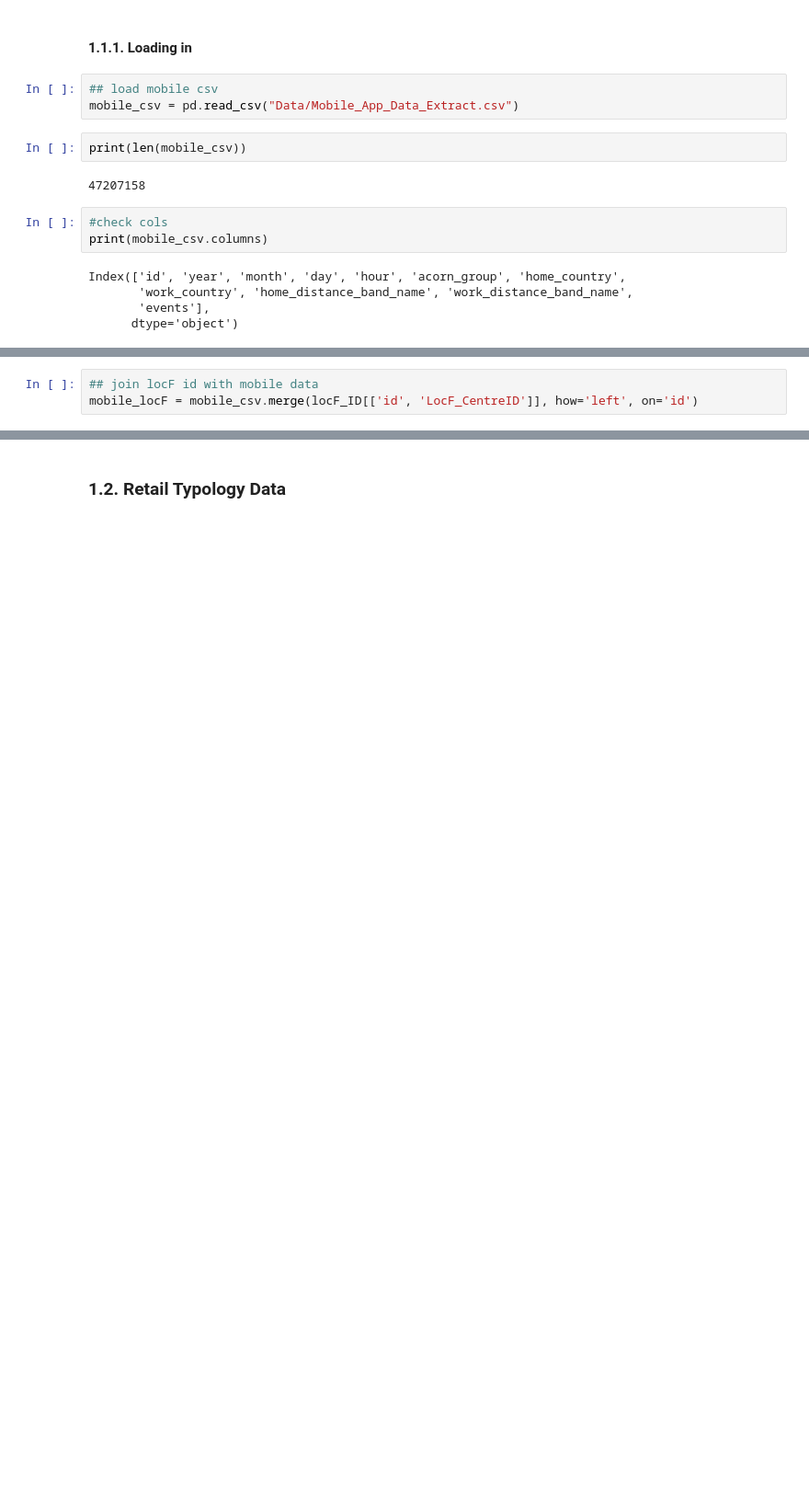
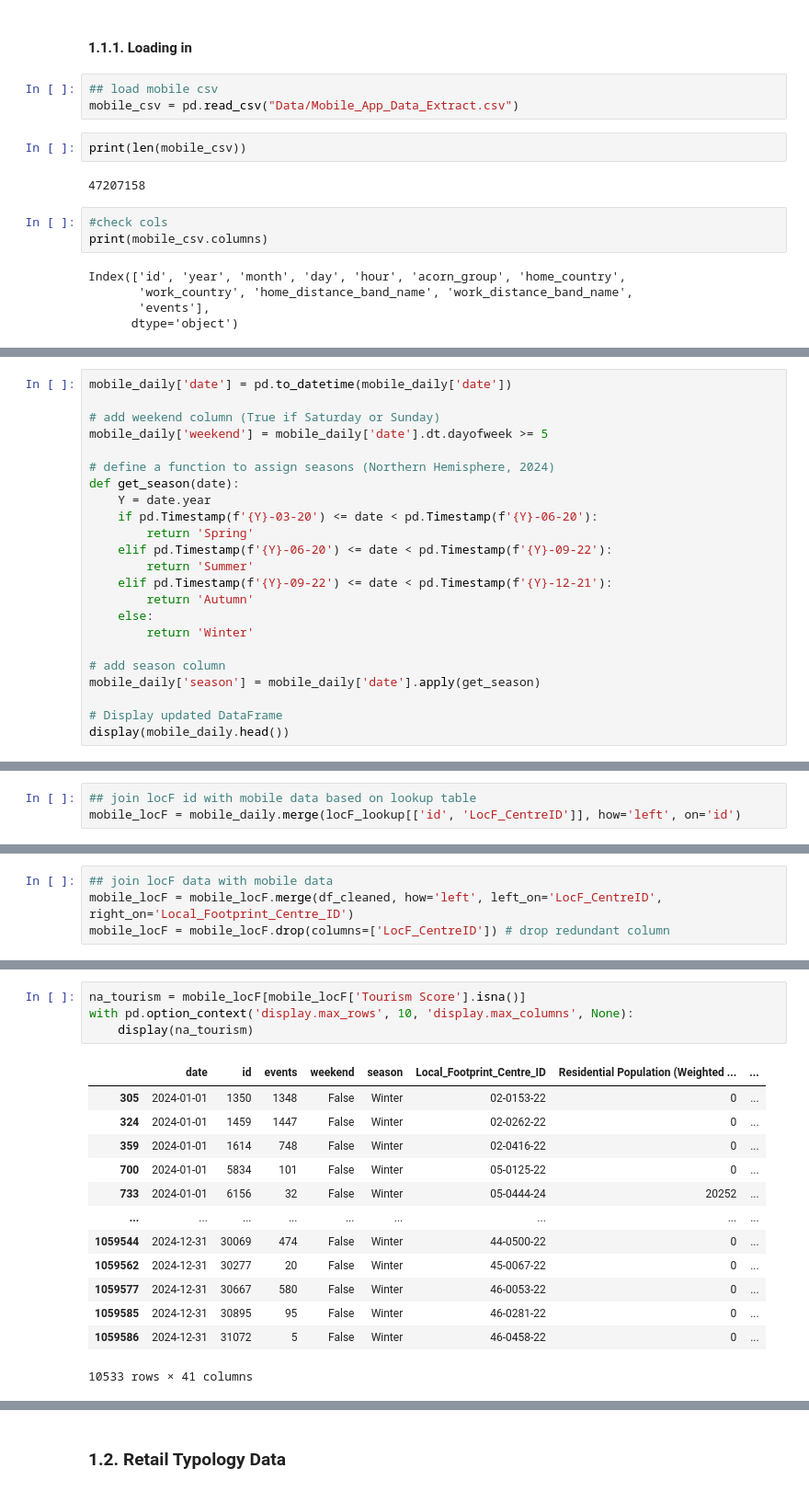
Before and after one commit to stefankrysa/MScDissertation, a Jupyter notebook: preprocessing.ipynb, the cells around one changed output, grey strips where cells are left out. Shown: that part at 92% size. Drawn from its saved outputs; the diff is of its cells as text; blank space fills up the shorter version.

```diff
--- a/preprocessing.ipynb
+++ b/preprocessing.ipynb
@@ -39,0 +310,23 @@ locF_gdf = gpd.read_file("Data/Local_Footprint_Boundary.shp")
+# %%
+mobile_daily['date'] = pd.to_datetime(mobile_daily['date'])
+
+# add weekend column (True if Saturday or Sunday)
+mobile_daily['weekend'] = mobile_daily['date'].dt.dayofweek >= 5
+
+# define a function to assign seasons (Northern Hemisphere, 2024)
+def get_season(date):
+    Y = date.year
+    if pd.Timestamp(f'{Y}-03-20') <= date < pd.Timestamp(f'{Y}-06-20'):
+        return 'Spring'
+    elif pd.Timestamp(f'{Y}-06-20') <= date < pd.Timestamp(f'{Y}-09-22'):
+        return 'Summer'
+    elif pd.Timestamp(f'{Y}-09-22') <= date < pd.Timestamp(f'{Y}-12-21'):
+        return 'Autumn'
+    else:
+        return 'Winter'
+
+# add season column
+mobile_daily['season'] = mobile_daily['date'].apply(get_season)
+
+# Display updated DataFrame
+display(mobile_daily.head())
@@ -40,3 +344,3 @@ locF_gdf = gpd.read_file("Data/Local_Footprint_Boundary.shp")
 # %%
-## join locF id with mobile data
-mobile_locF = mobile_csv.merge(locF_ID[['id', 'LocF_CentreID']], how='left', on='id')
+## join locF id with mobile data based on lookup table
+mobile_locF = mobile_daily.merge(locF_lookup[['id', 'LocF_CentreID']], how='left', on='id')
@@ -44,0 +347,4 @@ mobile_locF = mobile_csv.merge(locF_ID[['id', 'LocF_CentreID']], how='left', on=
+# %%
+## join locF data with mobile data
+mobile_locF = mobile_locF.merge(df_cleaned, how='left', left_on='LocF_CentreID', right_on='Local_Footprint_Centre_ID')
+mobile_locF = mobile_locF.drop(columns=['LocF_CentreID']) # drop redundant column
@@ -67 +414,19 @@ LocF_CentreID                   0
 dtype: int64
+# %%
+na_tourism = mobile_locF[mobile_locF['Tourism Score'].isna()]
+with pd.option_context('display.max_rows', 10, 'display.max_columns', None):
+    display(na_tourism)
+# %% [output]
+|  | date | id | events | weekend | season | Local_Footprint_Centre_ID | Residential Population (Weighted ... | ... |
+| 305 | 2024-01-01 | 1350 | 1348 | False | Winter | 02-0153-22 | 0 | ... |
+| 324 | 2024-01-01 | 1459 | 1447 | False | Winter | 02-0262-22 | 0 | ... |
+| 359 | 2024-01-01 | 1614 | 748 | False | Winter | 02-0416-22 | 0 | ... |
+| 700 | 2024-01-01 | 5834 | 101 | False | Winter | 05-0125-22 | 0 | ... |
+| 733 | 2024-01-01 | 6156 | 32 | False | Winter | 05-0444-24 | 20252 | ... |
+| ... | ... | ... | ... | ... | ... | ... | ... | ... |
+| 1059544 | 2024-12-31 | 30069 | 474 | False | Winter | 44-0500-22 | 0 | ... |
+| 1059562 | 2024-12-31 | 30277 | 20 | False | Winter | 45-0067-22 | 0 | ... |
+| 1059577 | 2024-12-31 | 30667 | 580 | False | Winter | 46-0053-22 | 0 | ... |
+| 1059585 | 2024-12-31 | 30895 | 95 | False | Winter | 46-0281-22 | 0 | ... |
+| 1059586 | 2024-12-31 | 31072 | 5 | False | Winter | 46-0458-22 | 0 | ... |
+10533 rows × 41 columns
```
Also changed, not shown: parts of 49 cells of this notebook.
